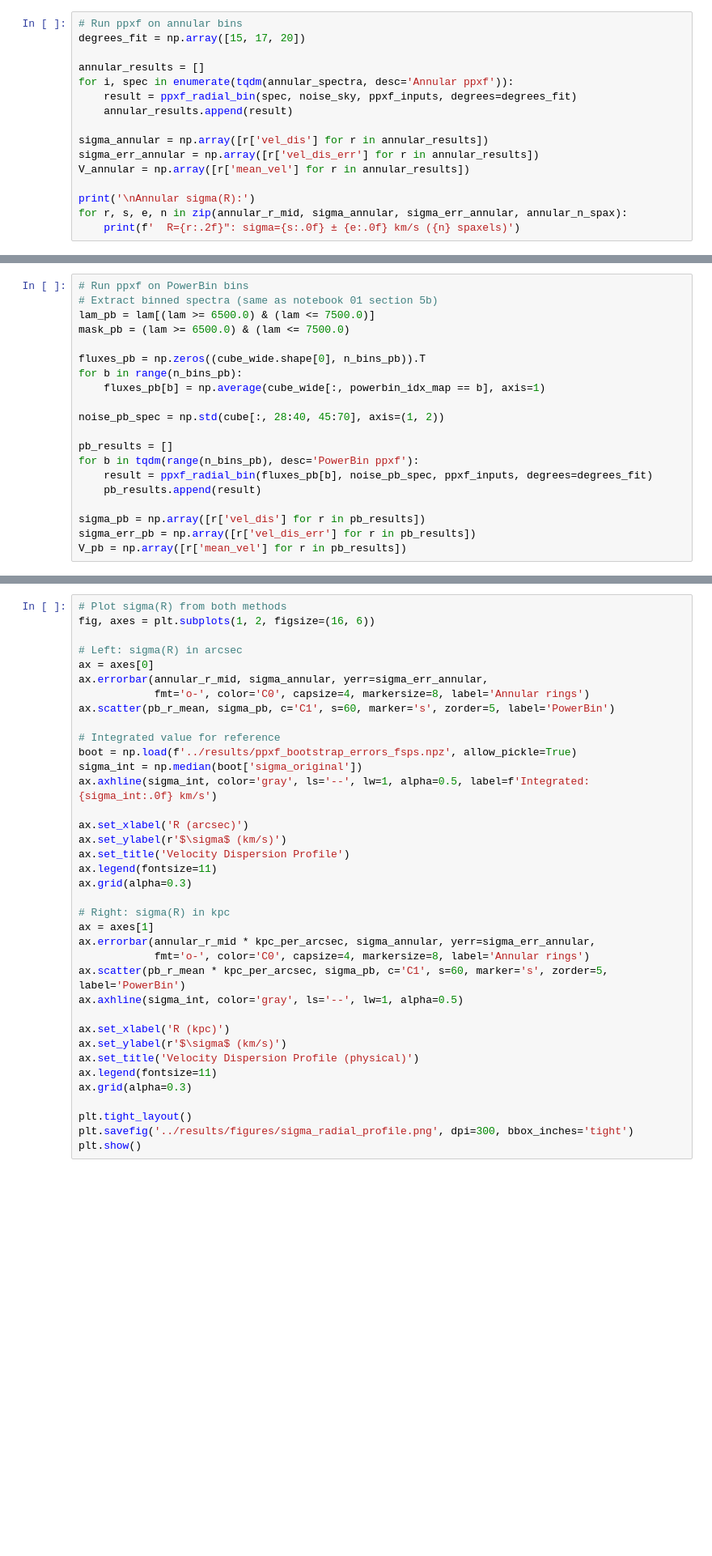
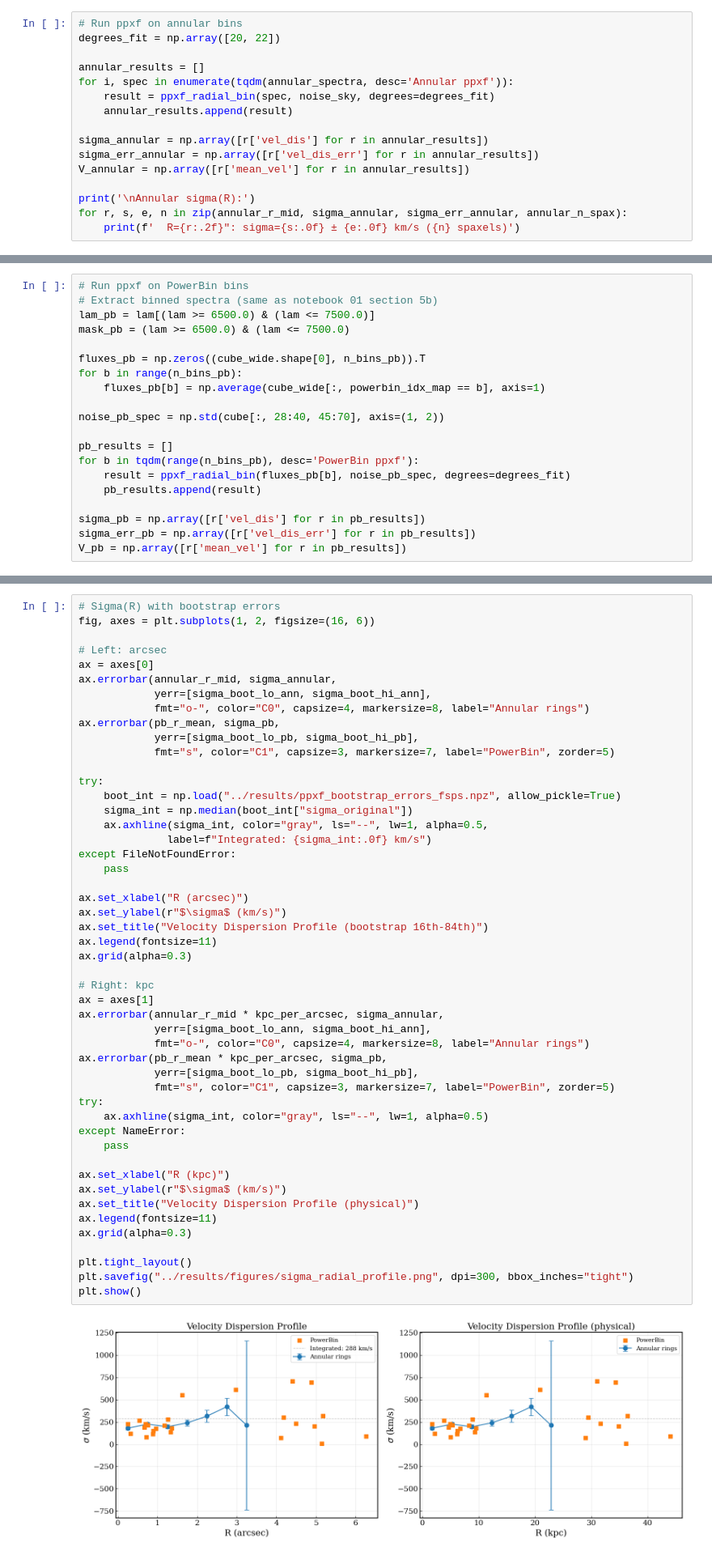
Before and after one commit to rodelcr/AGEL0206_kinematics_and_photometry, a Jupyter notebook: notebooks/05_radial_sigma_profile.ipynb, the cells around one changed output, grey strips where cells are left out. Shown at 81% size. Saved outputs shown, nothing was run; the diff lists cells and outputs as text; blank space fills up the shorter version.

```diff
--- a/notebooks/05_radial_sigma_profile.ipynb
+++ b/notebooks/05_radial_sigma_profile.ipynb
@@ -430,10 +612,10 @@ def ppxf_radial_bin(flux, noise, ppxf_inputs, degrees=np.array([15, 17, 20])):
 # %%
 # Run ppxf on annular bins
-degrees_fit = np.array([15, 17, 20])
+degrees_fit = np.array([20, 22])
 
 annular_results = []
 for i, spec in enumerate(tqdm(annular_spectra, desc='Annular ppxf')):
-    result = ppxf_radial_bin(spec, noise_sky, ppxf_inputs, degrees=degrees_fit)
+    result = ppxf_radial_bin(spec, noise_sky, degrees=degrees_fit)
     annular_results.append(result)
 
 sigma_annular = np.array([r['vel_dis'] for r in annular_results])
@@ -457,7 +719,7 @@ noise_pb_spec = np.std(cube[:, 28:40, 45:70], axis=(1, 2))
 
 pb_results = []
 for b in tqdm(range(n_bins_pb), desc='PowerBin ppxf'):
-    result = ppxf_radial_bin(fluxes_pb[b], noise_pb_spec, ppxf_inputs, degrees=degrees_fit)
+    result = ppxf_radial_bin(fluxes_pb[b], noise_pb_spec, degrees=degrees_fit)
     pb_results.append(result)
 
 sigma_pb = np.array([r['vel_dis'] for r in pb_results])
@@ -468,40 +1055,54 @@ V_pb = np.array([r['mean_vel'] for r in pb_results])
 # %%
-# Plot sigma(R) from both methods
+# Sigma(R) with bootstrap errors
 fig, axes = plt.subplots(1, 2, figsize=(16, 6))
 
-# Left: sigma(R) in arcsec
+# Left: arcsec
 ax = axes[0]
-ax.errorbar(annular_r_mid, sigma_annular, yerr=sigma_err_annular,
-            fmt='o-', color='C0', capsize=4, markersize=8, label='Annular rings')
-ax.scatter(pb_r_mean, sigma_pb, c='C1', s=60, marker='s', zorder=5, label='PowerBin')
+ax.errorbar(annular_r_mid, sigma_annular,
+            yerr=[sigma_boot_lo_ann, sigma_boot_hi_ann],
+            fmt="o-", color="C0", capsize=4, markersize=8, label="Annular rings")
+ax.errorbar(pb_r_mean, sigma_pb,
+            yerr=[sigma_boot_lo_pb, sigma_boot_hi_pb],
+            fmt="s", color="C1", capsize=3, markersize=7, label="PowerBin", zorder=5)
 
-# Integrated value for reference
-boot = np.load(f'../results/ppxf_bootstrap_errors_fsps.npz', allow_pickle=True)
-sigma_int = np.median(boot['sigma_original'])
-ax.axhline(sigma_int, color='gray', ls='--', lw=1, alpha=0.5, label=f'Integrated: {sigma_int:.0f} km/s')
+try:
+    boot_int = np.load("../results/ppxf_bootstrap_errors_fsps.npz", allow_pickle=True)
+    sigma_int = np.median(boot_int["sigma_original"])
+    ax.axhline(sigma_int, color="gray", ls="--", lw=1, alpha=0.5,
+              label=f"Integrated: {sigma_int:.0f} km/s")
+except FileNotFoundError:
+    pass
 
-ax.set_xlabel('R (arcsec)')
-ax.set_ylabel(r'$\sigma$ (km/s)')
-ax.set_title('Velocity Dispersion Profile')
+ax.set_xlabel("R (arcsec)")
+ax.set_ylabel(r"$\sigma$ (km/s)")
+ax.set_title("Velocity Dispersion Profile (bootstrap 16th-84th)")
 ax.legend(fontsize=11)
 ax.grid(alpha=0.3)
 
-# Right: sigma(R) in kpc
+# Right: kpc
 ax = axes[1]
-ax.errorbar(annular_r_mid * kpc_per_arcsec, sigma_annular, yerr=sigma_err_annular,
-            fmt='o-', color='C0', capsize=4, markersize=8, label='Annular rings')
-ax.scatter(pb_r_mean * kpc_per_arcsec, sigma_pb, c='C1', s=60, marker='s', zorder=5, label='PowerBin')
-ax.axhline(sigma_int, color='gray', ls='--', lw=1, alpha=0.5)
+ax.errorbar(annular_r_mid * kpc_per_arcsec, sigma_annular,
+            yerr=[sigma_boot_lo_ann, sigma_boot_hi_ann],
+            fmt="o-", color="C0", capsize=4, markersize=8, label="Annular rings")
+ax.errorbar(pb_r_mean * kpc_per_arcsec, sigma_pb,
+            yerr=[sigma_boot_lo_pb, sigma_boot_hi_pb],
+            fmt="s", color="C1", capsize=3, markersize=7, label="PowerBin", zorder=5)
+try:
+    ax.axhline(sigma_int, color="gray", ls="--", lw=1, alpha=0.5)
+except NameError:
+    pass
 
-ax.set_xlabel('R (kpc)')
-ax.set_ylabel(r'$\sigma$ (km/s)')
-ax.set_title('Velocity Dispersion Profile (physical)')
+ax.set_xlabel("R (kpc)")
+ax.set_ylabel(r"$\sigma$ (km/s)")
+ax.set_title("Velocity Dispersion Profile (physical)")
 ax.legend(fontsize=11)
 ax.grid(alpha=0.3)
 
 plt.tight_layout()
-plt.savefig('../results/figures/sigma_radial_profile.png', dpi=300, bbox_inches='tight')
+plt.savefig("../results/figures/sigma_radial_profile.png", dpi=300, bbox_inches="tight")
 plt.show()
+# %% [output]
+[figure, added]
 # %%
 # Mean velocity profile (rotation curve)
 fig, ax = plt.subplots(figsize=(10, 6))
```
Also changed, not shown: parts of 19 cells of this notebook.
